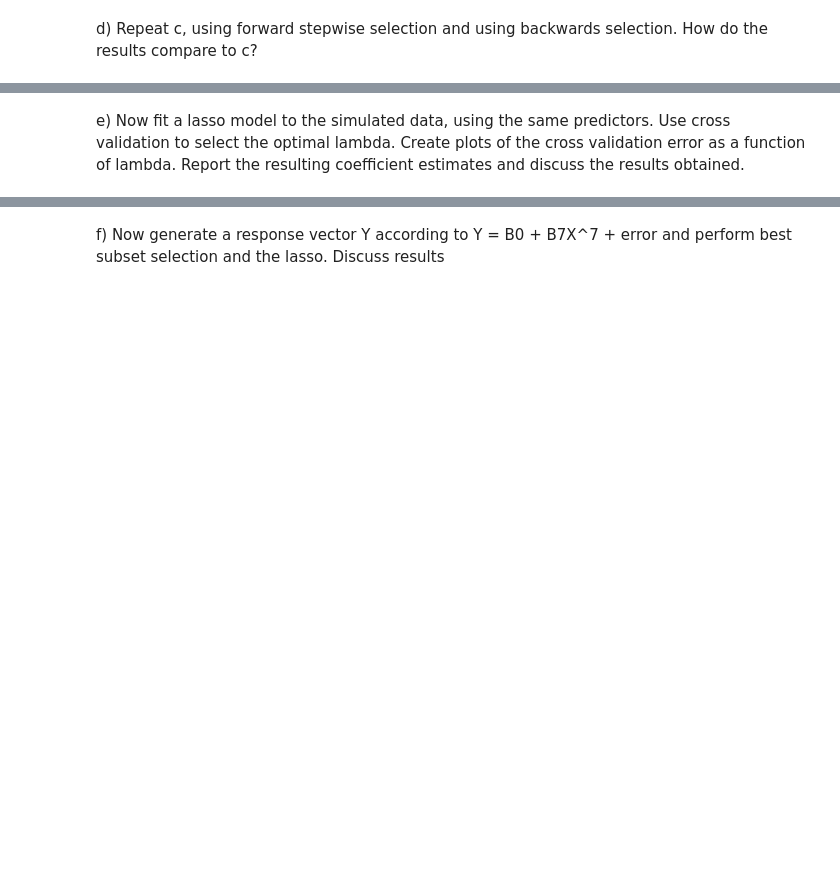
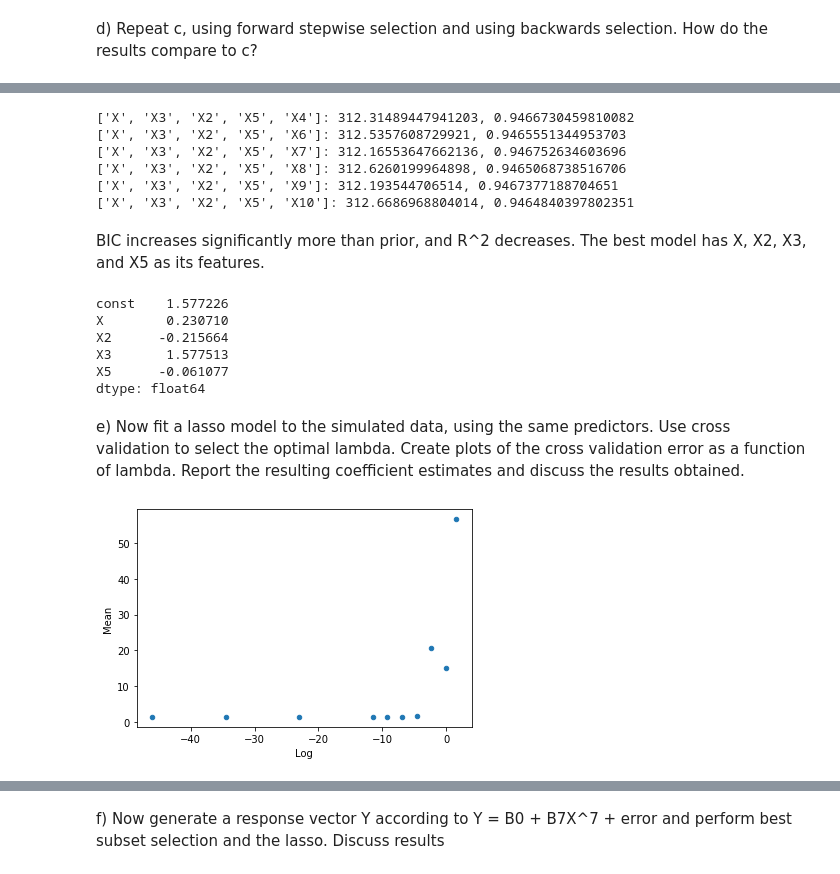
Before and after one commit to joepollastrini/Introduction-to-Statistical-Learning-Exercises, a Jupyter notebook: Chapter 6/Applied Exercises.ipynb, the cells around one changed output, grey strips where cells are left out. Cells and saved outputs as stored; diff of their text form; code cells hidden in the pictures; blank space fills up the shorter version.

```diff
--- a/Chapter 6/Applied Exercises.ipynb
+++ b/Chapter 6/Applied Exercises.ipynb
@@ -5,4 +8,19 @@ a) Create a dataset of n = 100 with a predictor, X, from a random normal distrib
+# %%
+np.random.seed(0)
+x = np.random.normal(0, 1, 100)
+error = np.random.normal(0, 1, 100)
+# %%
+b0 = 1.4
+b1 = 0.5
+b2 = -0.1
+b3 = 1.2
 # %% [markdown]
 b) generate a response variable, Y, such that Y = B0 + B1X + B2X^2 + B3X^3 + error, and the Beta terms are constants of your choice
+# %%
+df = pd.DataFrame({'X':x, 'error':error}, columns = ['X', 'error'])
+for i in range(2, 11):
+    col_name = 'X' + str(i)
+    df[col_name] = df['X'].apply(lambda x: x**i)
+df['Y'] = df.apply(lambda row: b0 + b1*row['X'] + b2*row['X2'] + b3*row['X3'] + row['error'], axis=1)
 # %% [markdown]
 c) Use best subset selection to choose the best model from the predictors X, X^2, ..., X^10.  What is the best model according to Cp, BIC, and adjusted R^2.  Show plots to provide evidence and report the coefficients of the best model obtained.
@@ -11,2 +318,57 @@ d) Repeat c, using forward stepwise selection and using backwards selection.  Ho
+# %%
+keep_cols = ['X', 'X3', 'X2', 'X5']
+cols = x.columns
+x_cols = cols.drop(keep_cols)
+
+for c in x_cols:
+    cols = keep_cols + [c]
+    x_data = x[cols]
+    model = sm.OLS(y, sm.add_constant(x_data)).fit()
+    bic = model.bic
+    adj = model.rsquared_adj
+    print('{}: {}, {}'.format(cols, bic, adj))
+# %% [output]
+['X', 'X3', 'X2', 'X5', 'X4']: 312.31489447941203, 0.9466730459810082
+['X', 'X3', 'X2', 'X5', 'X6']: 312.5357608729921, 0.9465551344953703
+['X', 'X3', 'X2', 'X5', 'X7']: 312.16553647662136, 0.946752634603696
+['X', 'X3', 'X2', 'X5', 'X8']: 312.6260199964898, 0.9465068738516706
+['X', 'X3', 'X2', 'X5', 'X9']: 312.193544706514, 0.9467377188704651
+['X', 'X3', 'X2', 'X5', 'X10']: 312.6686968804014, 0.9464840397802351
+# %% [markdown]
+BIC increases significantly more than prior, and R^2 decreases.  The best model has X, X2, X3, and X5 as its features.
+# %%
+x_data = df[['X', 'X2', 'X3', 'X5']]
+model = sm.OLS(y, sm.add_constant(x_data)).fit()
+model.params
+# %% [output]
+const    1.577226
+X        0.230710
+X2      -0.215664
+X3       1.577513
+X5      -0.061077
+dtype: float64
 # %% [markdown]
 e) Now fit a lasso model to the simulated data, using the same predictors.  Use cross validation to select the optimal lambda. Create plots of the cross validation error as a function of lambda.  Report the resulting coefficient estimates and discuss the results obtained.
+# %%
+from sklearn.linear_model import Lasso
+from sklearn.model_selection import GridSearchCV as gscv
+from sklearn.model_selection import cross_val_score
+
+
+x = df.drop(columns = ['error', 'Y'])
+y = df['Y']
+lambdas = [1e-20, 1e-15, 1e-10, .00001, .0001, .001, .01, .1, 1, 5]
+score_dict = {}
+for alpha in lambdas:
+    lasso = Lasso(alpha = alpha)
+    scores = cross_val_score(lasso, x, y, scoring = 'neg_mean_squared_error', cv=10)
+    score_dict[alpha] = (scores.mean(), scores.std())
+# %%
+scoreDF = pd.DataFrame.from_dict(score_dict, orient='index', columns = ['Mean', 'Std'])
+scoreDF.reset_index(inplace=True)
+scoreDF.rename(columns={'index':'lambda'}, inplace=True)
+scoreDF['Log'] = np.log(scoreDF['lambda'])
+scoreDF['Mean'] = scoreDF['Mean'].apply(lambda x: x*-1)
+scoreDF.plot(x='Log', y='Mean', kind='scatter');
+# %% [output]
+[figure, added]
```
Also changed, not shown: parts of 61 cells of this notebook.
